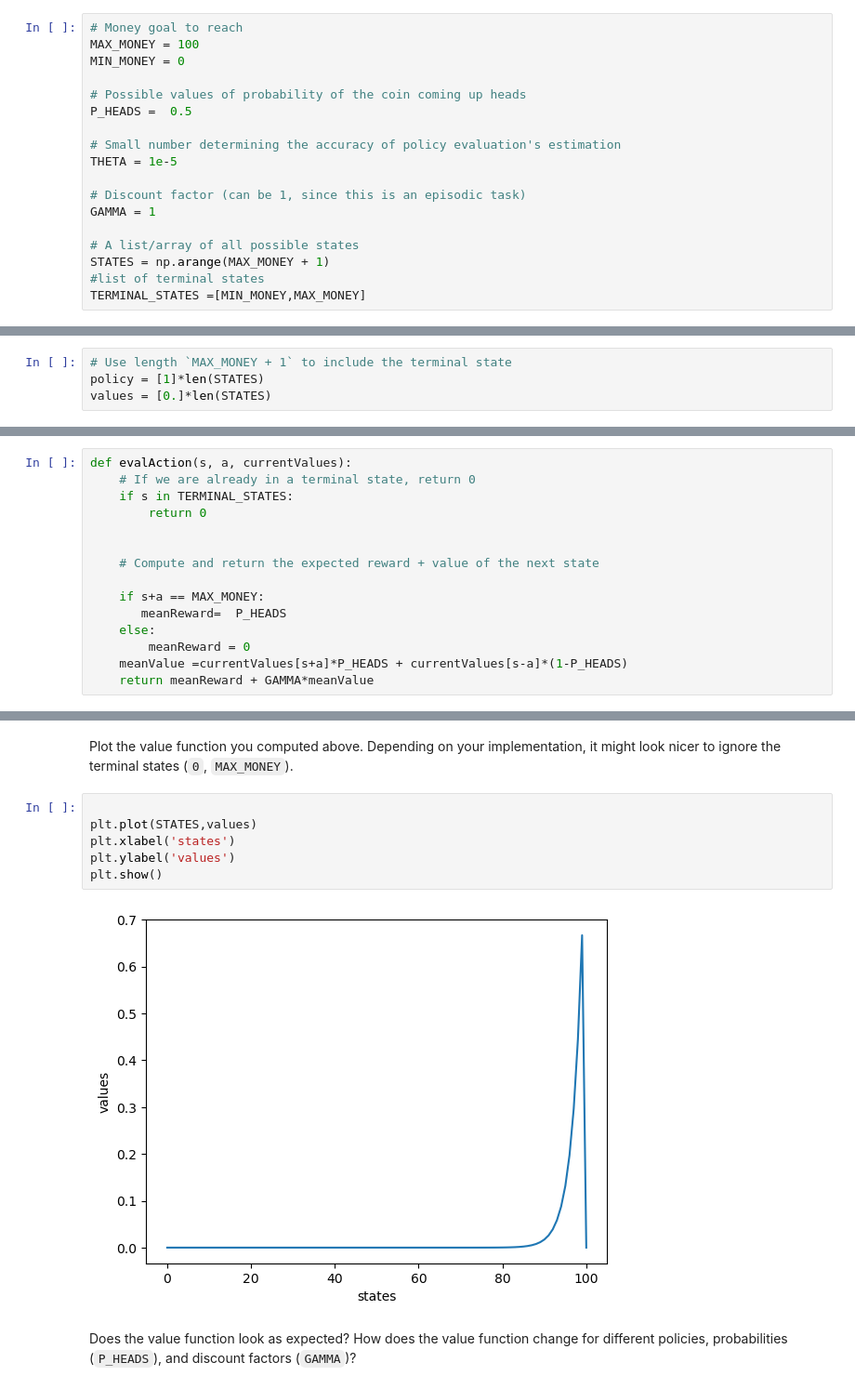
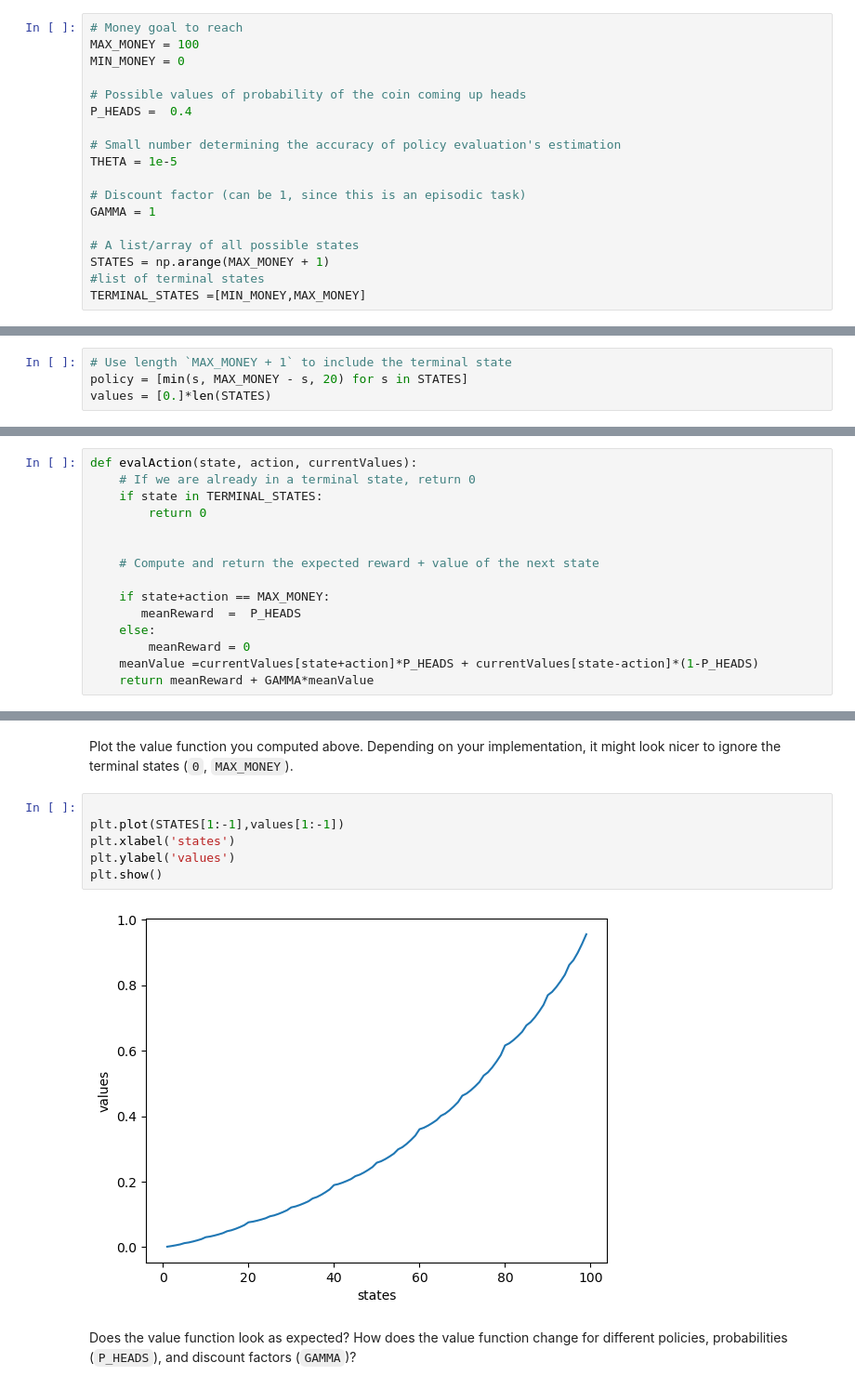
Before and after one commit to pbagnoud/ATML_2024, a Jupyter notebook: seminar02/Gambler's_Problem.ipynb, the cells around one changed output, grey strips where cells are left out. Shown at 93% size. Saved outputs shown, nothing was run; the diff lists cells and outputs as text.

```diff
--- a/seminar02/Gambler's_Problem.ipynb
+++ b/seminar02/Gambler's_Problem.ipynb
@@ -43,7 +44,7 @@ MAX_MONEY = 100
 MIN_MONEY = 0
 
 # Possible values of probability of the coin coming up heads
-P_HEADS =  0.5
+P_HEADS =  0.4
 
 # Small number determining the accuracy of policy evaluation's estimation
 THETA = 1e-5
@@ -65,24 +66,24 @@ Define the policy you want to evaluate as an array `policy` of adequate length,
 Initialize the value function as an array `values` of adequate length, where `values[s]` is the value of state `s`. Make sure that terminal states have value zero.
 # %%
 # Use length `MAX_MONEY + 1` to include the terminal state
-policy = [1]*len(STATES)
+policy = [min(s, MAX_MONEY - s, 20) for s in STATES]
 values = [0.]*len(STATES)
 # %% [markdown]
 First, we implement a helper function that evaluates an action `a` for a given state `s`, using the current value function `currentValues`.
 # %%
-def evalAction(s, a, currentValues):
+def evalAction(state, action, currentValues):
     # If we are already in a terminal state, return 0
-    if s in TERMINAL_STATES:
+    if state in TERMINAL_STATES:
         return 0
 
 
     # Compute and return the expected reward + value of the next state
 
-    if s+a == MAX_MONEY:
-       meanReward=  P_HEADS
+    if state+action == MAX_MONEY:
+       meanReward  =  P_HEADS
     else:
         meanReward = 0
-    meanValue =currentValues[s+a]*P_HEADS + currentValues[s-a]*(1-P_HEADS)
+    meanValue =currentValues[state+action]*P_HEADS + currentValues[state-action]*(1-P_HEADS)
     return meanReward + GAMMA*meanValue
 # %% [markdown]
 Implement iterative policy evaluation. You can follow the pseudo-code on page 75 in Sutton & Barto.
@@ -111,12 +120,12 @@ Plot the value function you computed above.
 Depending on your implementation, it might look nicer to ignore the terminal states (`0`, `MAX_MONEY`).
 # %%
 
-plt.plot(STATES,values)
+plt.plot(STATES[1:-1],values[1:-1])
 plt.xlabel('states')
 plt.ylabel('values')
 plt.show()
 # %% [output]
-[figure, old version]
+[figure, new version]
 # %% [markdown]
 Does the value function look as expected?
 How does the value function change for different policies, probabilities (`P_HEADS`), and discount factors (`GAMMA`)?
```
Also changed, not shown: parts of 14 cells of this notebook, 2 other files.
